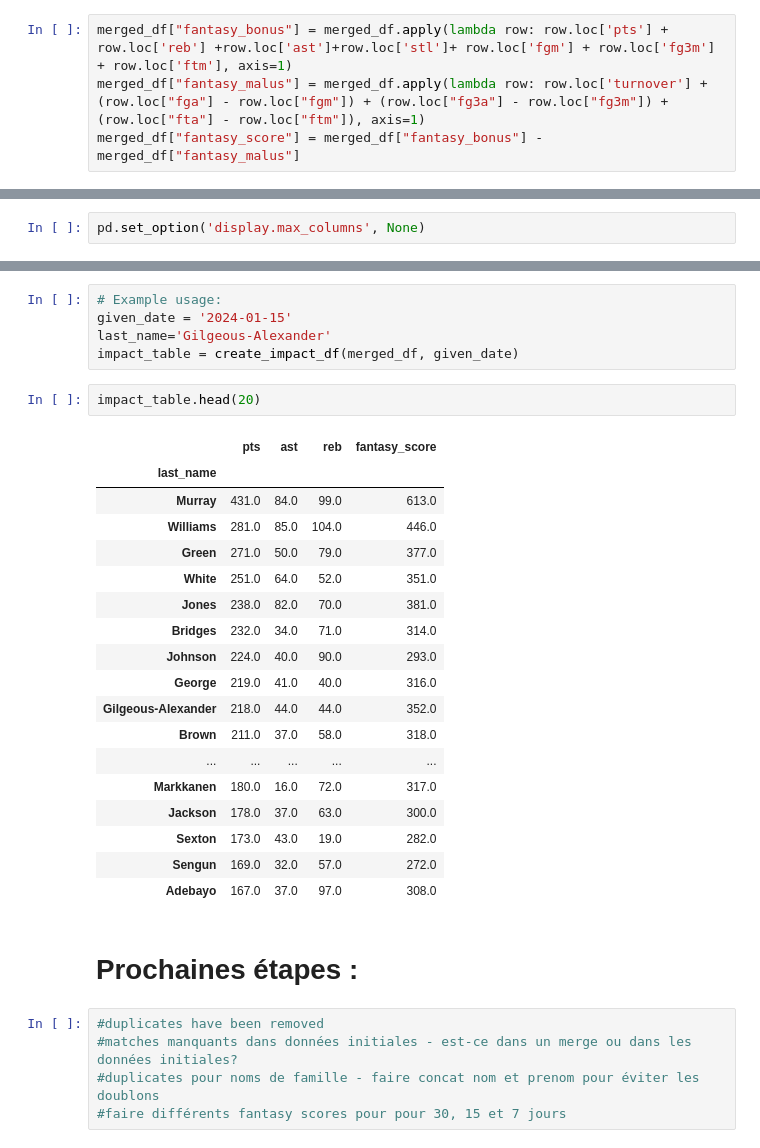
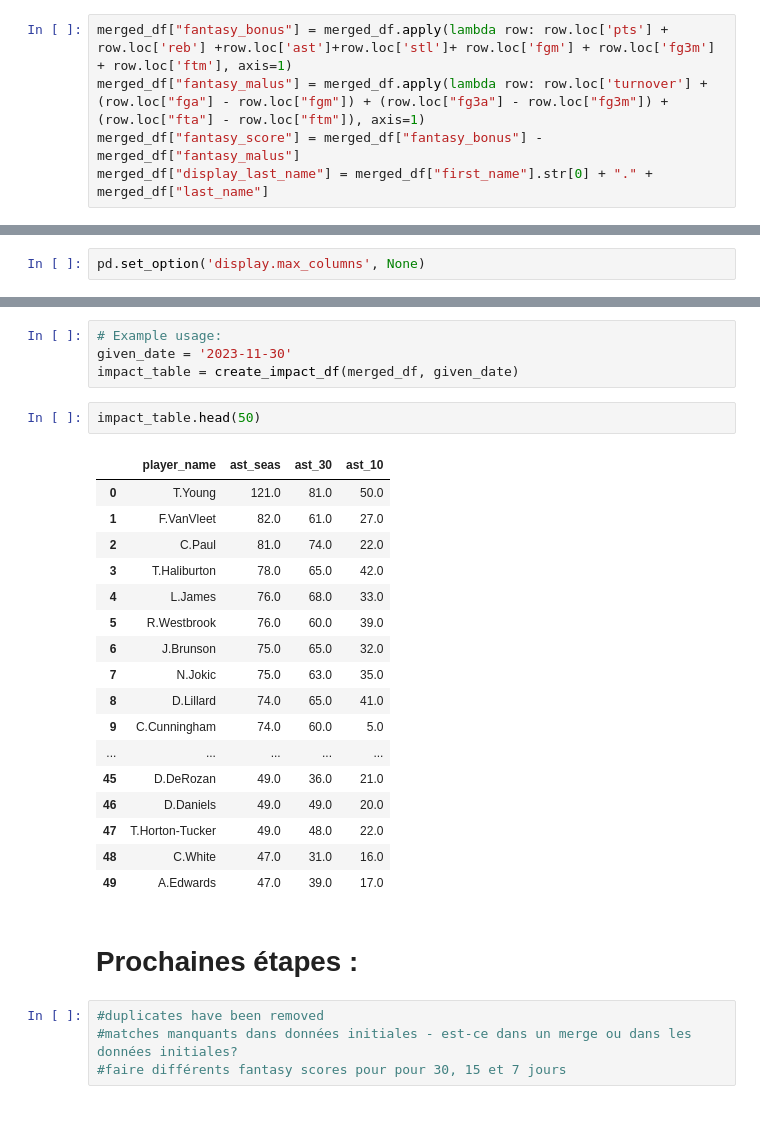
Before and after one commit to pirroux/nbadata, a Jupyter notebook: 01-Project-Setup/processing-logic/nba_dataframes2.ipynb, the cells around one changed output, grey strips where cells are left out. Saved outputs shown, nothing was run; the diff lists cells and outputs as text; blank space fills up the shorter version.

Commit message:
added aggregated data to the impact table

```diff
--- a/01-Project-Setup/processing-logic/nba_dataframes2.ipynb
+++ b/01-Project-Setup/processing-logic/nba_dataframes2.ipynb
@@ -142,6 +142,7 @@ merged_df.drop(columns=["status", "period"])
 merged_df["fantasy_bonus"] = merged_df.apply(lambda row: row.loc['pts'] + row.loc['reb'] +row.loc['ast']+row.loc['stl']+ row.loc['fgm'] + row.loc['fg3m'] + row.loc['ftm'], axis=1)
 merged_df["fantasy_malus"] = merged_df.apply(lambda row: row.loc['turnover'] + (row.loc["fga"] - row.loc["fgm"]) + (row.loc["fg3a"] - row.loc["fg3m"]) + (row.loc["fta"] - row.loc["ftm"]), axis=1)
 merged_df["fantasy_score"] = merged_df["fantasy_bonus"] - merged_df["fantasy_malus"]
+merged_df["display_last_name"] = merged_df["first_name"].str[0] + "." + merged_df["last_name"]
 # %% [markdown]
 ### Creating an impact table - In progress
 # %%
@@ -175,34 +196,31 @@ def create_impact_df(merged_df, given_date):
     return impact_table
 # %%
 # Example usage:
-given_date = '2024-01-15'
-last_name='Gilgeous-Alexander'
+given_date = '2023-11-30'
 impact_table = create_impact_df(merged_df, given_date)
-# %%
-impact_table.head(20)
-# %% [output]
-|  | pts | ast | reb | fantasy_score |
-| last_name |  |  |  |  |
-| Murray | 431.0 | 84.0 | 99.0 | 613.0 |
-| Williams | 281.0 | 85.0 | 104.0 | 446.0 |
-| Green | 271.0 | 50.0 | 79.0 | 377.0 |
-| White | 251.0 | 64.0 | 52.0 | 351.0 |
-| Jones | 238.0 | 82.0 | 70.0 | 381.0 |
-| Bridges | 232.0 | 34.0 | 71.0 | 314.0 |
-| Johnson | 224.0 | 40.0 | 90.0 | 293.0 |
-| George | 219.0 | 41.0 | 40.0 | 316.0 |
-| Gilgeous-Alexander | 218.0 | 44.0 | 44.0 | 352.0 |
-| Brown | 211.0 | 37.0 | 58.0 | 318.0 |
-| ... | ... | ... | ... | ... |
-| Markkanen | 180.0 | 16.0 | 72.0 | 317.0 |
-| Jackson | 178.0 | 37.0 | 63.0 | 300.0 |
-| Sexton | 173.0 | 43.0 | 19.0 | 282.0 |
-| Sengun | 169.0 | 32.0 | 57.0 | 272.0 |
-| Adebayo | 167.0 | 37.0 | 97.0 | 308.0 |
+# %%
+impact_table.head(50)
+# %% [output]
+|  | player_name | ast_seas | ast_30 | ast_10 |
+| 0 | T.Young | 121.0 | 81.0 | 50.0 |
+| 1 | F.VanVleet | 82.0 | 61.0 | 27.0 |
+| 2 | C.Paul | 81.0 | 74.0 | 22.0 |
+| 3 | T.Haliburton | 78.0 | 65.0 | 42.0 |
+| 4 | L.James | 76.0 | 68.0 | 33.0 |
+| 5 | R.Westbrook | 76.0 | 60.0 | 39.0 |
+| 6 | J.Brunson | 75.0 | 65.0 | 32.0 |
+| 7 | N.Jokic | 75.0 | 63.0 | 35.0 |
+| 8 | D.Lillard | 74.0 | 65.0 | 41.0 |
+| 9 | C.Cunningham | 74.0 | 60.0 | 5.0 |
+| ... | ... | ... | ... | ... |
+| 45 | D.DeRozan | 49.0 | 36.0 | 21.0 |
+| 46 | D.Daniels | 49.0 | 49.0 | 20.0 |
+| 47 | T.Horton-Tucker | 49.0 | 48.0 | 22.0 |
+| 48 | C.White | 47.0 | 31.0 | 16.0 |
+| 49 | A.Edwards | 47.0 | 39.0 | 17.0 |
 # %% [markdown]
 # Prochaines étapes :
 # %%
 #duplicates have been removed
 #matches manquants dans données initiales - est-ce dans un merge ou dans les données initiales?
-#duplicates pour noms de famille - faire concat nom et prenom pour éviter les doublons
 #faire différents fantasy scores pour pour 30, 15 et 7 jours
```
Also changed, not shown: parts of 3 cells of this notebook.
